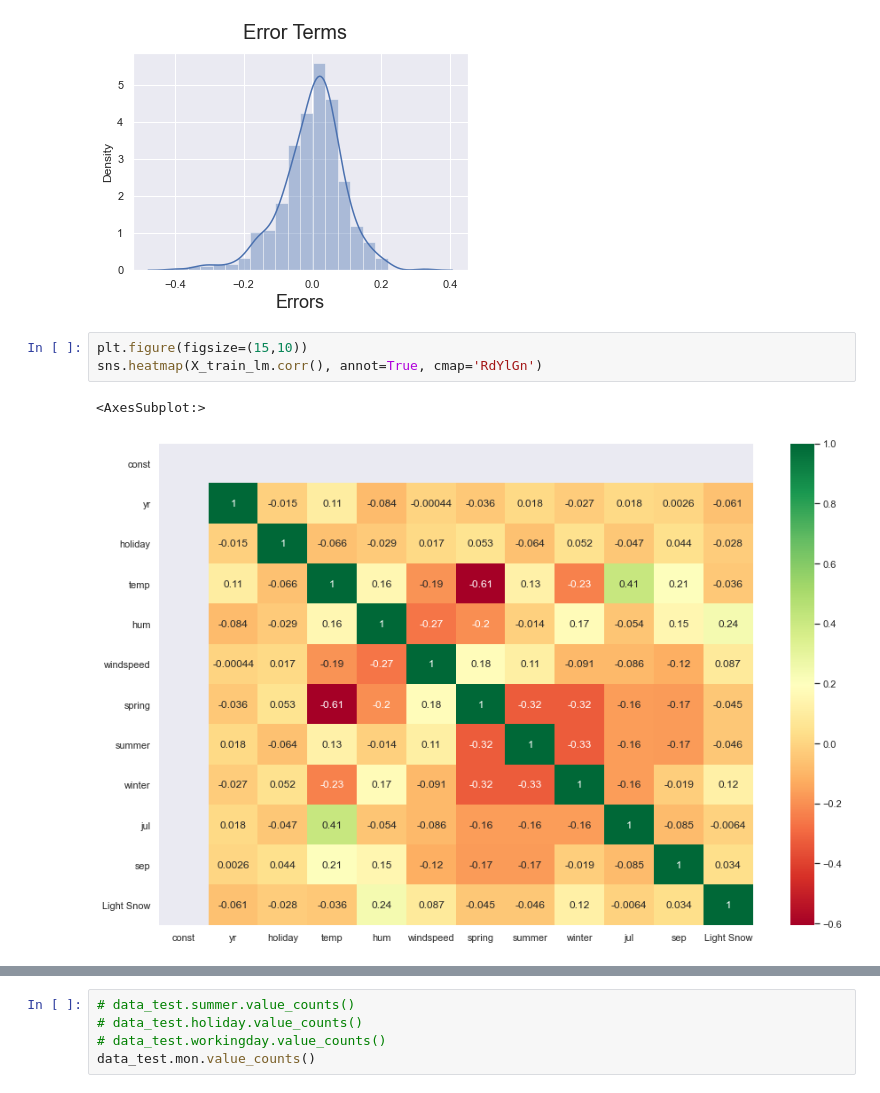
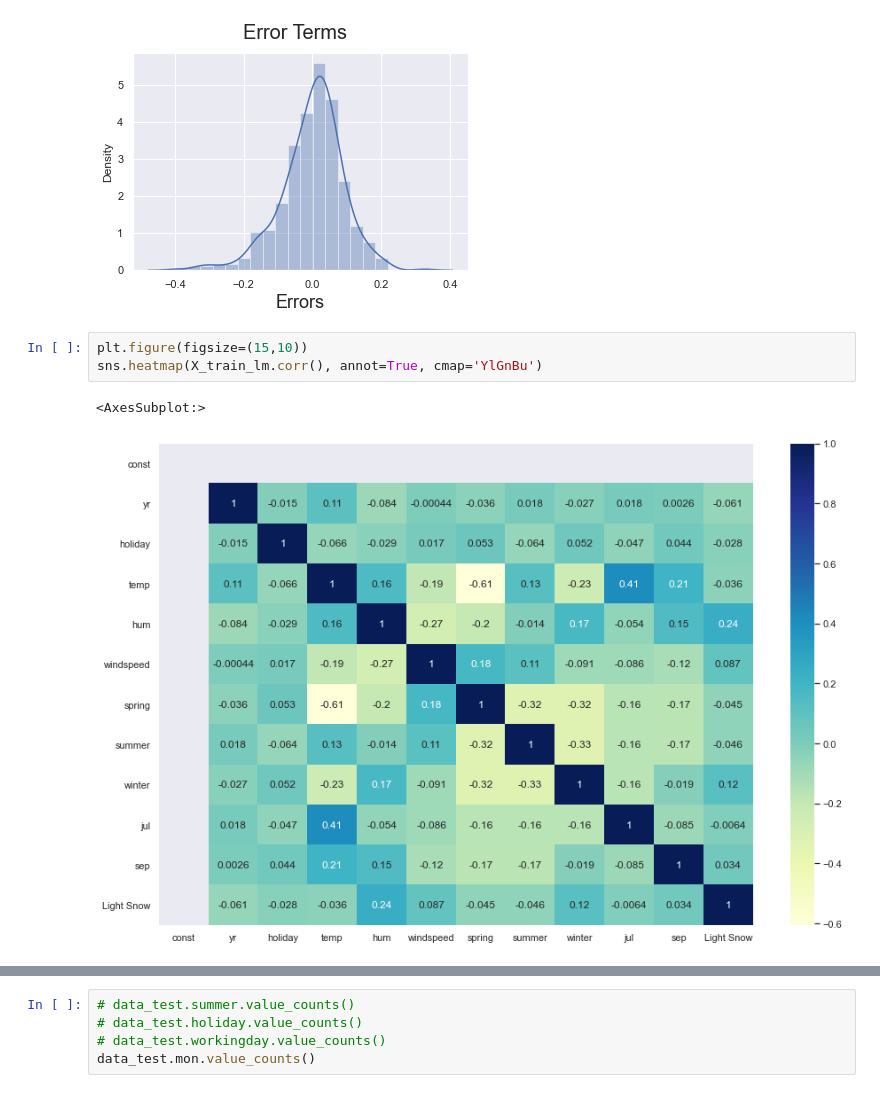
Before and after one commit to dicotips/BikeSharing_DemandPrediction_LinearRegression, a Jupyter notebook: LinearRegressionAssignment.ipynb, the cells around one changed output, grey strips where cells are left out. Cells and saved outputs as stored; diff of their text form.

```diff
--- a/LinearRegressionAssignment.ipynb
+++ b/LinearRegressionAssignment.ipynb
@@ -821,8 +828,8 @@ Text(0.5, 0, 'Errors')
 [figure]
 # %%
 plt.figure(figsize=(15,10))
-sns.heatmap(X_train_lm.corr(), annot=True, cmap='RdYlGn')
+sns.heatmap(X_train_lm.corr(), annot=True, cmap='YlGnBu')
 # %% [output]
 <AxesSubplot:>
-[figure, old version]
+[figure, new version]
 # %%
```
Also changed, not shown: parts of 27 cells of this notebook.
